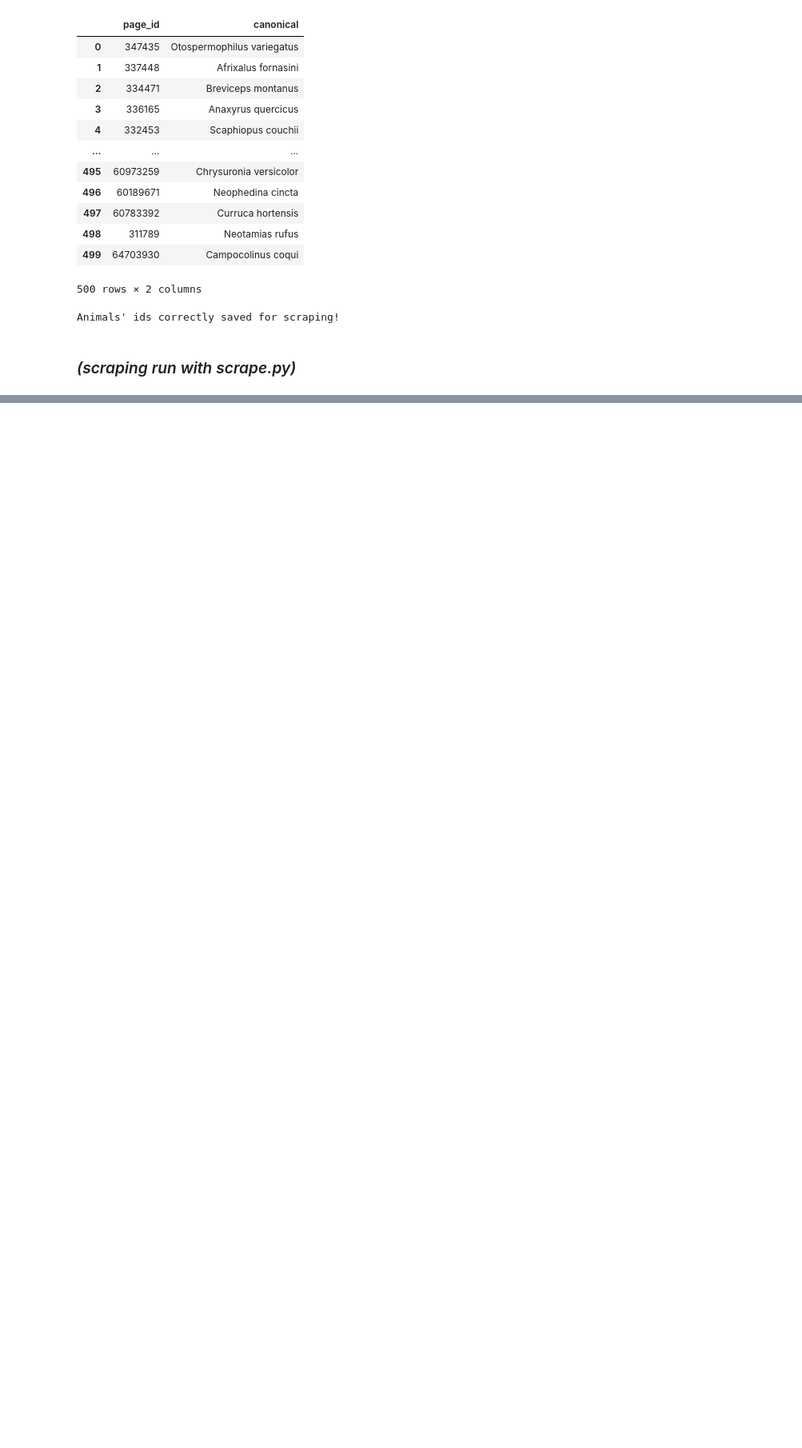
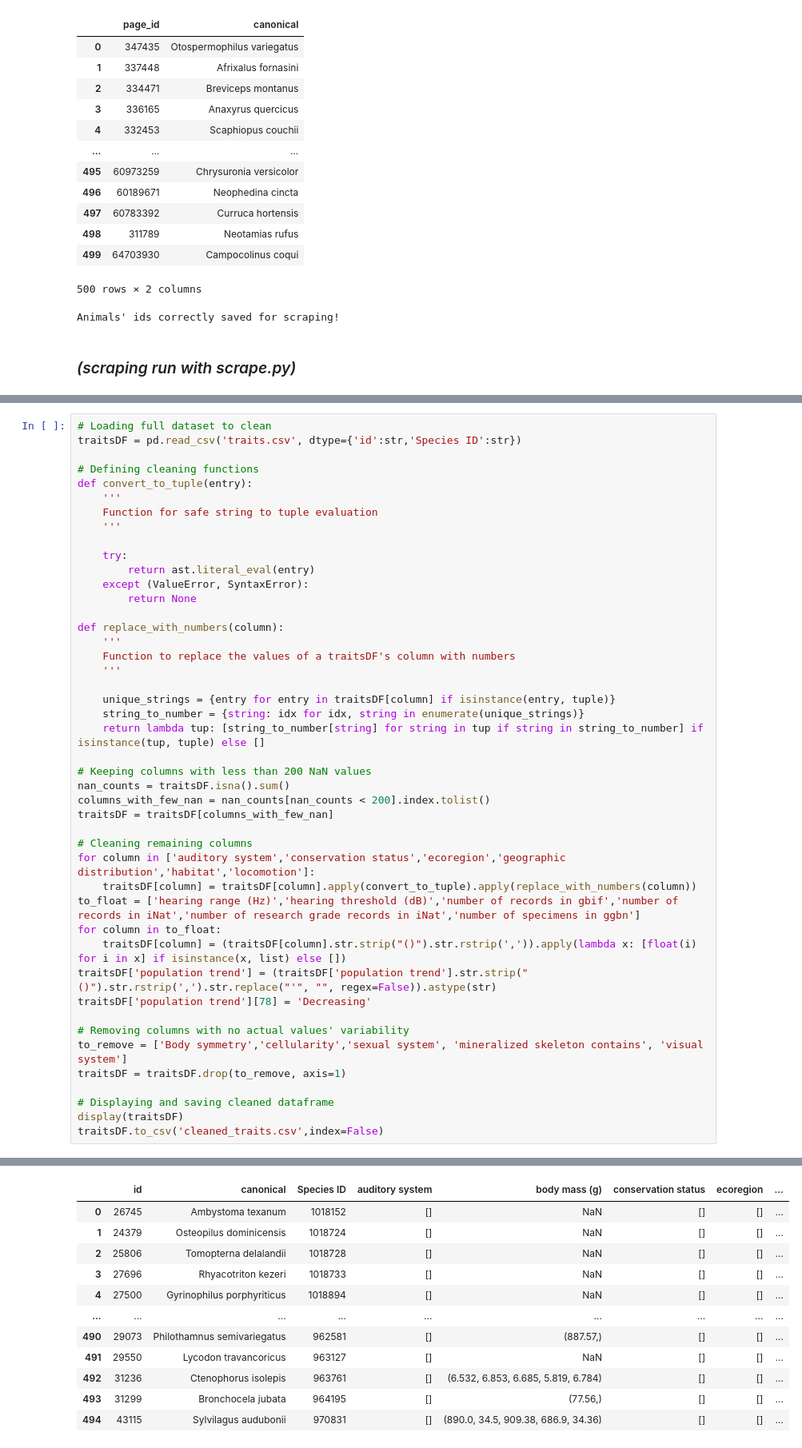
Before and after one commit to annitziak/biodiversity_analysis, a Jupyter notebook: Data/traits/extraction.ipynb, the cells around one changed output, grey strips where cells are left out. Shown at 80% size. Saved outputs shown, nothing was run; the diff lists cells and outputs as text; blank space fills up the shorter version.

```diff
--- a/Data/traits/extraction.ipynb
+++ b/Data/traits/extraction.ipynb
@@ -120,0 +130,46 @@ traitsDF.to_csv('traits.csv')
+# %%
+# Loading full dataset to clean
+traitsDF = pd.read_csv('traits.csv', dtype={'id':str,'Species ID':str})
+
+# Defining cleaning functions
+def convert_to_tuple(entry):
+    '''
+    Function for safe string to tuple evaluation
+    '''
+
+    try:
+        return ast.literal_eval(entry)
+    except (ValueError, SyntaxError):
+        return None
+
+def replace_with_numbers(column):
+    '''
+    Function to replace the values of a traitsDF's column with numbers
+    '''
+
+    unique_strings = {entry for entry in traitsDF[column] if isinstance(entry, tuple)}
+    string_to_number = {string: idx for idx, string in enumerate(unique_strings)}
+    return lambda tup: [string_to_number[string] for string in tup if string in string_to_number] if isinstance(tup, tuple) else []
+
+# Keeping columns with less than 200 NaN values
+nan_counts = traitsDF.isna().sum()
+columns_with_few_nan = nan_counts[nan_counts < 200].index.tolist()
+traitsDF = traitsDF[columns_with_few_nan]
+
+# Cleaning remaining columns
+for column in ['auditory system','conservation status','ecoregion','geographic distribution','habitat','locomotion']:
+    traitsDF[column] = traitsDF[column].apply(convert_to_tuple).apply(replace_with_numbers(column))
+to_float = ['hearing range (Hz)','hearing threshold (dB)','number of records in gbif','number of records in iNat','number of research grade records in iNat','number of specimens in ggbn']
+for column in to_float:
+    traitsDF[column] = (traitsDF[column].str.strip("()").str.rstrip(',')).apply(lambda x: [float(i) for i in x] if isinstance(x, list) else [])
+traitsDF['population trend'] = (traitsDF['population trend'].str.strip("()").str.rstrip(',').str.replace("'", "", regex=False)).astype(str)
+traitsDF['population trend'][78] = 'Decreasing'
+
+# Removing columns with no actual values' variability
+to_remove = ['Body symmetry','cellularity','sexual system', 'mineralized skeleton contains', 'visual system']
+traitsDF = traitsDF.drop(to_remove, axis=1)
+
+# Displaying and saving cleaned dataframe
+display(traitsDF)
+traitsDF.to_csv('cleaned_traits.csv',index=False)
+# %% [output]
@@ -120,0 +186,12 @@ traitsDF.to_csv('traits.csv')
+|  | id | canonical | Species ID | auditory system | body mass (g) | conservation status | ecoregion | ... |
+| 0 | 26745 | Ambystoma texanum | 1018152 | [] | NaN | [] | [] | ... |
+| 1 | 24379 | Osteopilus dominicensis | 1018724 | [] | NaN | [] | [] | ... |
+| 2 | 25806 | Tomopterna delalandii | 1018728 | [] | NaN | [] | [] | ... |
+| 3 | 27696 | Rhyacotriton kezeri | 1018733 | [] | NaN | [] | [] | ... |
+| 4 | 27500 | Gyrinophilus porphyriticus | 1018894 | [] | NaN | [] | [] | ... |
+| ... | ... | ... | ... | ... | ... | ... | ... | ... |
+| 490 | 29073 | Philothamnus semivariegatus | 962581 | [] | (887.57,) | [] | [] | ... |
+| 491 | 29550 | Lycodon travancoricus | 963127 | [] | NaN | [] | [] | ... |
+| 492 | 31236 | Ctenophorus isolepis | 963761 | [] | (6.532, 6.853, 6.685, 5.819, 6.784) | [] | [] | ... |
+| 493 | 31299 | Bronchocela jubata | 964195 | [] | (77.56,) | [] | [] | ... |
+| 494 | 43115 | Sylvilagus audubonii | 970831 | [] | (890.0, 34.5, 909.38, 686.9, 34.36) | [] | [] | ... |
```
Also changed, not shown: parts of 7 cells of this notebook, 54 other files.
